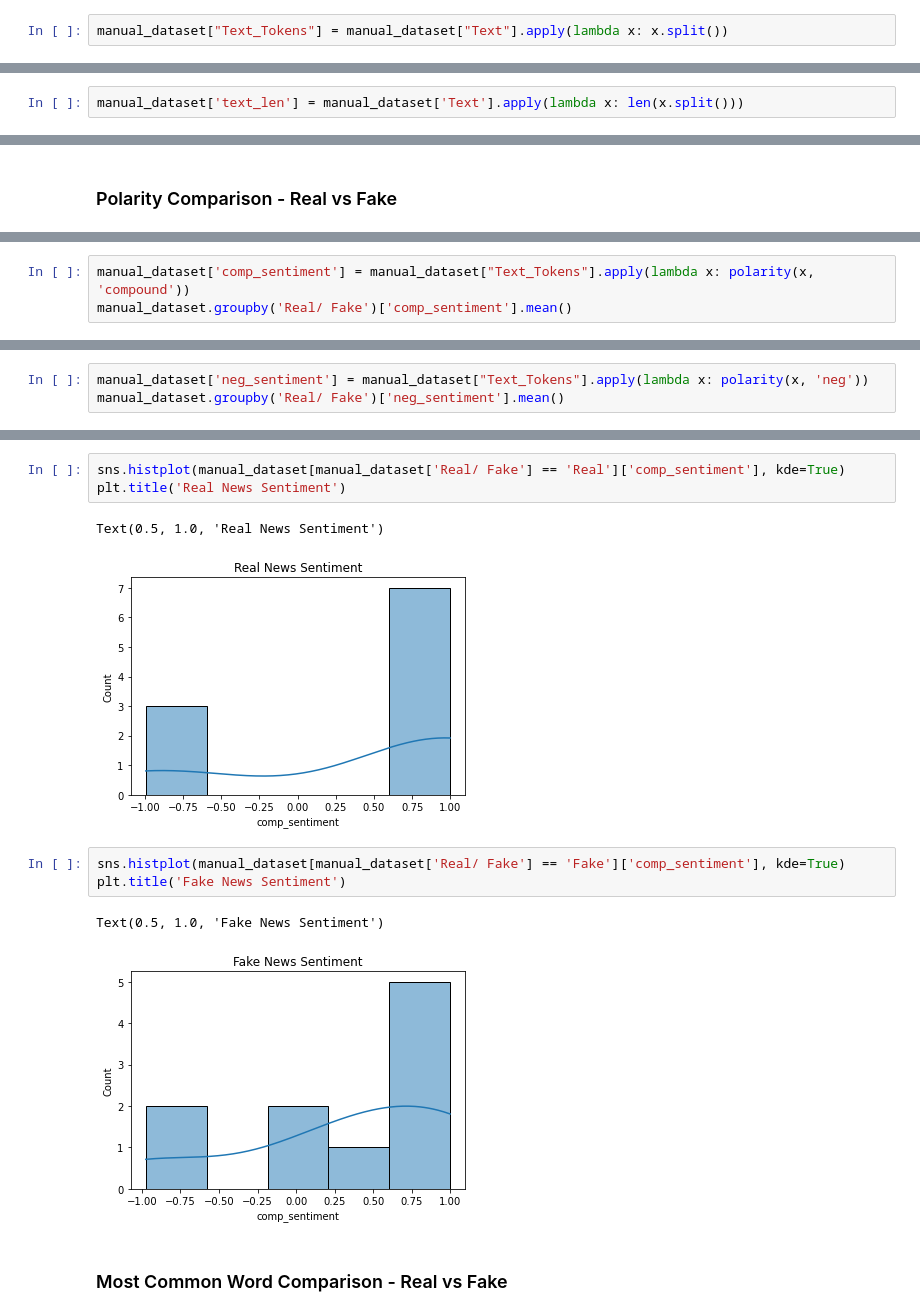
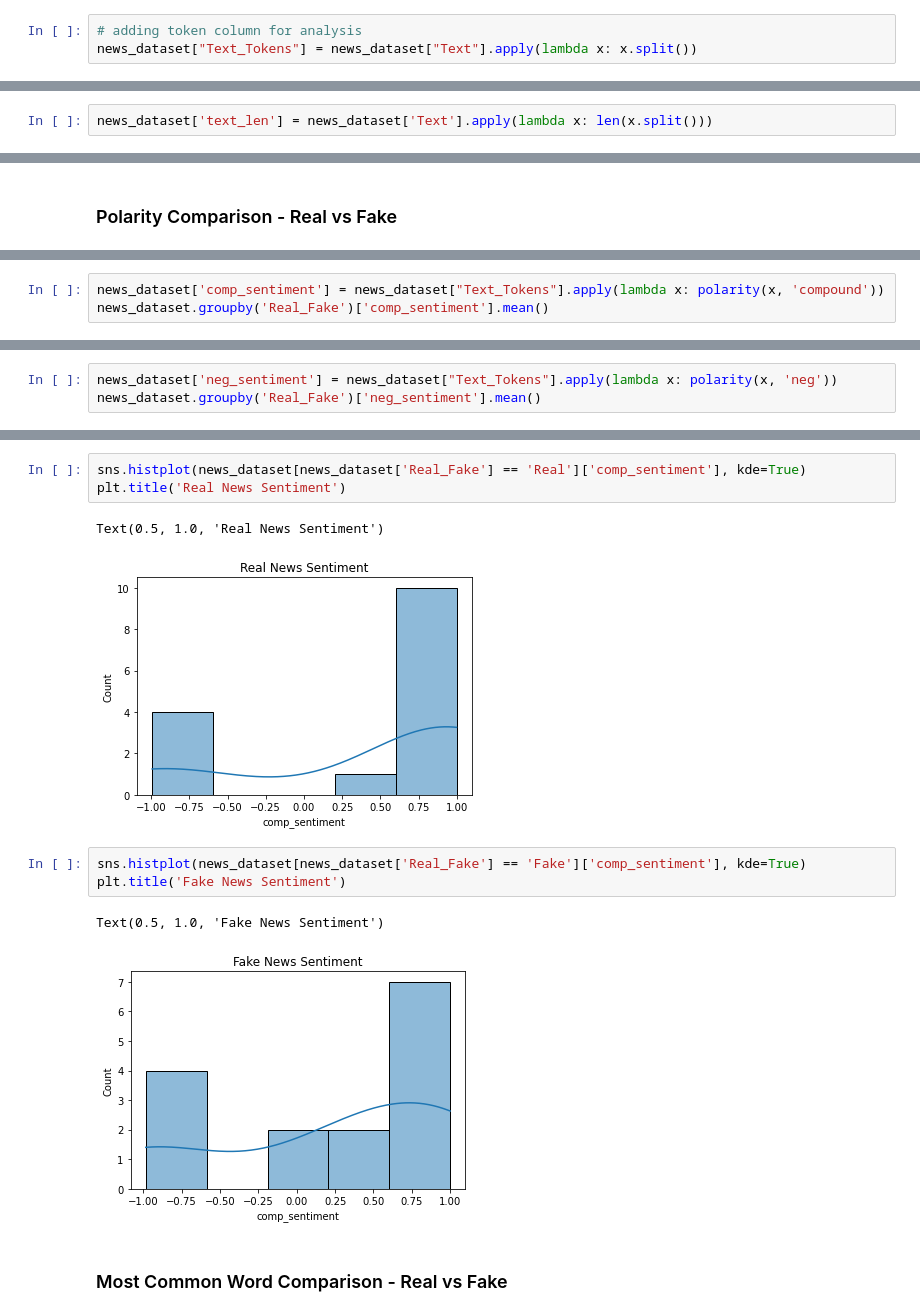
Before and after one commit to holcombek/si485, a Jupyter notebook: topic_summ_nlp.ipynb, the cells around one changed output, grey strips where cells are left out. Saved outputs shown, nothing was run; the diff lists cells and outputs as text.

```diff
--- a/topic_summ_nlp.ipynb
+++ b/topic_summ_nlp.ipynb
@@ -97,4 +99,5 @@ nltk.download('punkt')
 [nltk_data]   Package punkt is already up-to-date!
 True
 # %%
-manual_dataset["Text_Tokens"] = manual_dataset["Text"].apply(lambda x: x.split())
+# adding token column for analysis
+news_dataset["Text_Tokens"] = news_dataset["Text"].apply(lambda x: x.split())
@@ -103,5 +116,5 @@ manual_dataset["Text_Tokens"] = manual_dataset["Text"].apply(lambda x: x.split()
 # %% [markdown]
 ### Length Comparison - Real vs Fake
 # %%
-manual_dataset['text_len'] = manual_dataset['Text'].apply(lambda x: len(x.split()))
+news_dataset['text_len'] = news_dataset['Text'].apply(lambda x: len(x.split()))
 # %%
@@ -128,4 +157,4 @@ def polarity(token_list, pol_type):
 # %%
-manual_dataset['comp_sentiment'] = manual_dataset["Text_Tokens"].apply(lambda x: polarity(x, 'compound'))
-manual_dataset.groupby('Real/ Fake')['comp_sentiment'].mean()
+news_dataset['comp_sentiment'] = news_dataset["Text_Tokens"].apply(lambda x: polarity(x, 'compound'))
+news_dataset.groupby('Real_Fake')['comp_sentiment'].mean()
 # %% [output]
@@ -136,4 +176,4 @@ Name: comp_sentiment, dtype: float64
 # %%
-manual_dataset['neg_sentiment'] = manual_dataset["Text_Tokens"].apply(lambda x: polarity(x, 'neg'))
-manual_dataset.groupby('Real/ Fake')['neg_sentiment'].mean()
+news_dataset['neg_sentiment'] = news_dataset["Text_Tokens"].apply(lambda x: polarity(x, 'neg'))
+news_dataset.groupby('Real_Fake')['neg_sentiment'].mean()
 # %% [output]
@@ -160,15 +207,15 @@ Name: pos_sentiment, dtype: float64
 # %%
-sns.histplot(manual_dataset[manual_dataset['Real/ Fake'] == 'Real']['comp_sentiment'], kde=True)
+sns.histplot(news_dataset[news_dataset['Real_Fake'] == 'Real']['comp_sentiment'], kde=True)
 plt.title('Real News Sentiment')
 # %% [output]
 Text(0.5, 1.0, 'Real News Sentiment')
-[figure, old version]
+[figure, new version]
 # %%
-sns.histplot(manual_dataset[manual_dataset['Real/ Fake'] == 'Fake']['comp_sentiment'], kde=True)
+sns.histplot(news_dataset[news_dataset['Real_Fake'] == 'Fake']['comp_sentiment'], kde=True)
 plt.title('Fake News Sentiment')
 # %% [output]
 Text(0.5, 1.0, 'Fake News Sentiment')
-[figure, old version]
+[figure, new version]
 # %% [markdown]
 ### Most Common Word Comparison - Real vs Fake
 # %%
```
Also changed, not shown: parts of 44 cells of this notebook, 1 other file.
